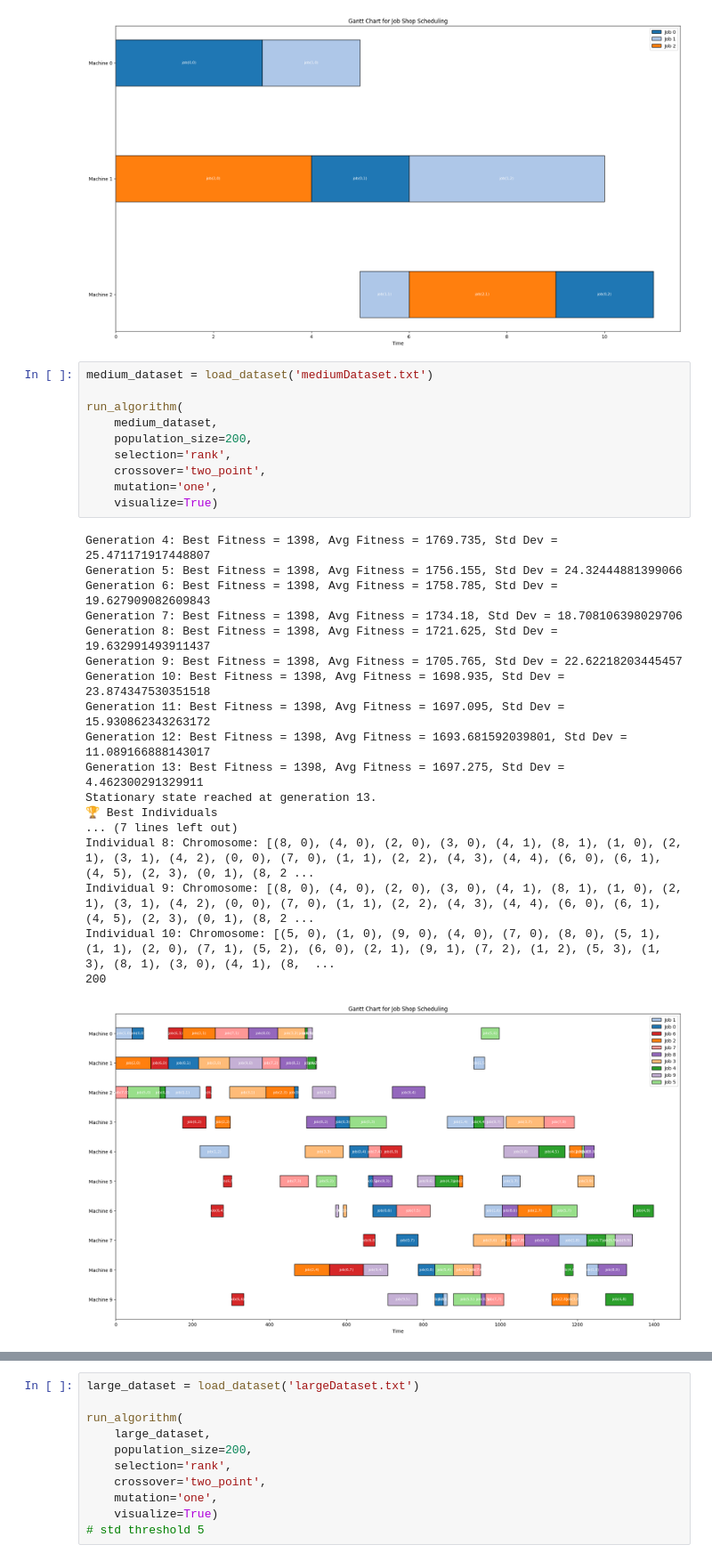
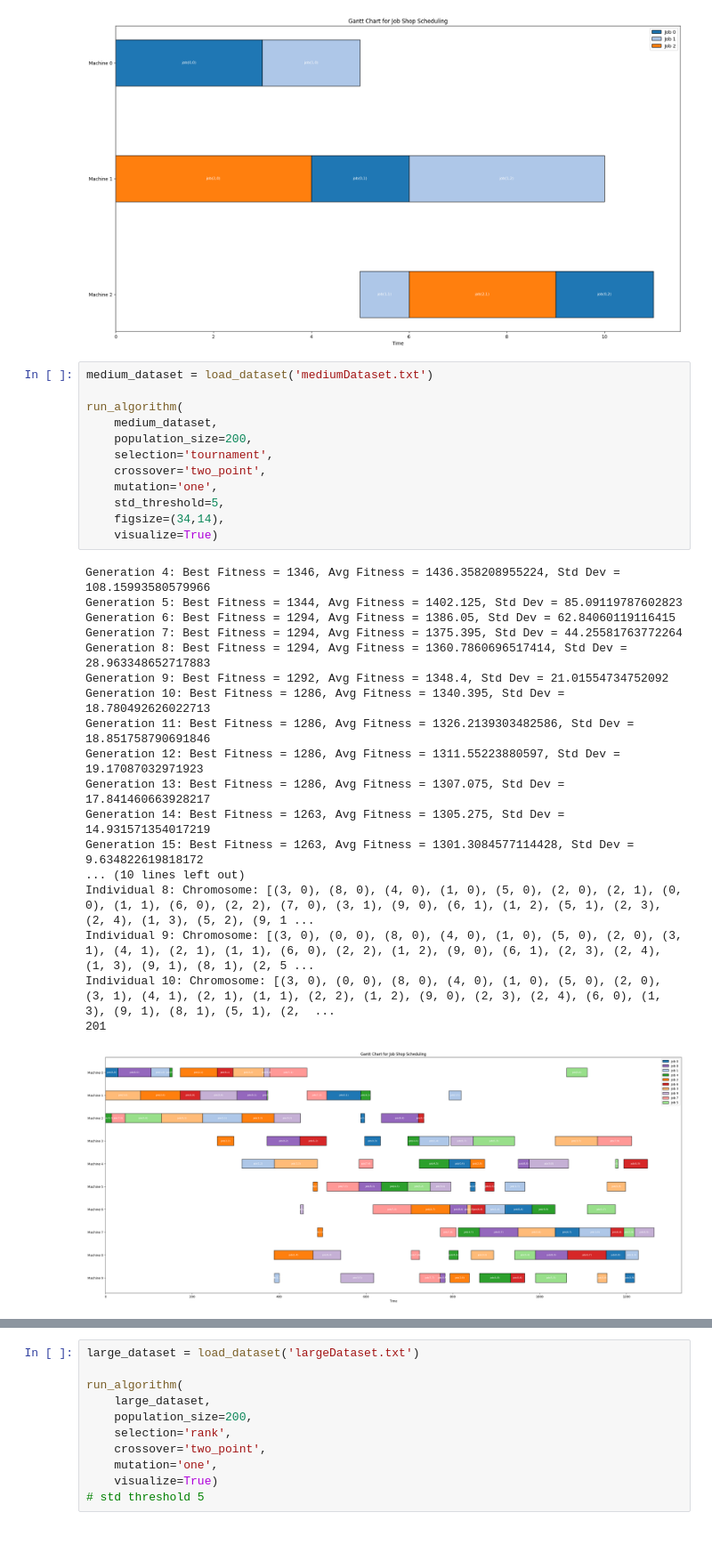
Before and after one commit to imiguelrodriguez/GeneticAlgorithm, a Jupyter notebook: tests_ga.ipynb, the cells around one changed output, grey strips where cells are left out. Shown at 89% size. Drawn from its saved outputs; the diff is of its cells as text; blank space fills up the shorter version.

```diff
--- a/tests_ga.ipynb
+++ b/tests_ga.ipynb
@@ -37,29 +37,31 @@ Individual 10: Chromosome: [(0, 0), (0, 1), (1, 0), (2, 0), (1, 1), (0, 2), (1,
 # %%
 medium_dataset = load_dataset('mediumDataset.txt')
 
 run_algorithm(
     medium_dataset,
     population_size=200,
-    selection='rank',
+    selection='tournament',
     crossover='two_point',
     mutation='one',
+    std_threshold=5,
+    figsize=(34,14),
     visualize=True)
 # %% [output]
-Generation 4: Best Fitness = 1398, Avg Fitness = 1769.735, Std Dev = 25.471171917448807
-Generation 5: Best Fitness = 1398, Avg Fitness = 1756.155, Std Dev = 24.32444881399066
-Generation 6: Best Fitness = 1398, Avg Fitness = 1758.785, Std Dev = 19.627909082609843
-Generation 7: Best Fitness = 1398, Avg Fitness = 1734.18, Std Dev = 18.708106398029706
-Generation 8: Best Fitness = 1398, Avg Fitness = 1721.625, Std Dev = 19.632991493911437
-Generation 9: Best Fitness = 1398, Avg Fitness = 1705.765, Std Dev = 22.62218203445457
-Generation 10: Best Fitness = 1398, Avg Fitness = 1698.935, Std Dev = 23.874347530351518
-Generation 11: Best Fitness = 1398, Avg Fitness = 1697.095, Std Dev = 15.930862343263172
-Generation 12: Best Fitness = 1398, Avg Fitness = 1693.681592039801, Std Dev = 11.089166888143017
-Generation 13: Best Fitness = 1398, Avg Fitness = 1697.275, Std Dev = 4.462300291329911
-Stationary state reached at generation 13.
-🏆 Best Individuals
-... (7 lines left out)
-Individual 8: Chromosome: [(8, 0), (4, 0), (2, 0), (3, 0), (4, 1), (8, 1), (1, 0), (2, 1), (3, 1), (4, 2), (0, 0), (7, 0), (1, 1), (2, 2), (4, 3), (4, 4), (6, 0), (6, 1), (4, 5), (2, 3), (0, 1), (8, 2 ...
-Individual 9: Chromosome: [(8, 0), (4, 0), (2, 0), (3, 0), (4, 1), (8, 1), (1, 0), (2, 1), (3, 1), (4, 2), (0, 0), (7, 0), (1, 1), (2, 2), (4, 3), (4, 4), (6, 0), (6, 1), (4, 5), (2, 3), (0, 1), (8, 2 ...
-Individual 10: Chromosome: [(5, 0), (1, 0), (9, 0), (4, 0), (7, 0), (8, 0), (5, 1), (1, 1), (2, 0), (7, 1), (5, 2), (6, 0), (2, 1), (9, 1), (7, 2), (1, 2), (5, 3), (1, 3), (8, 1), (3, 0), (4, 1), (8,  ...
-200
+Generation 4: Best Fitness = 1346, Avg Fitness = 1436.358208955224, Std Dev = 108.15993580579966
+Generation 5: Best Fitness = 1344, Avg Fitness = 1402.125, Std Dev = 85.09119787602823
+Generation 6: Best Fitness = 1294, Avg Fitness = 1386.05, Std Dev = 62.84060119116415
+Generation 7: Best Fitness = 1294, Avg Fitness = 1375.395, Std Dev = 44.25581763772264
+Generation 8: Best Fitness = 1294, Avg Fitness = 1360.7860696517414, Std Dev = 28.963348652717883
+Generation 9: Best Fitness = 1292, Avg Fitness = 1348.4, Std Dev = 21.01554734752092
+Generation 10: Best Fitness = 1286, Avg Fitness = 1340.395, Std Dev = 18.780492626022713
+Generation 11: Best Fitness = 1286, Avg Fitness = 1326.2139303482586, Std Dev = 18.851758790691846
+Generation 12: Best Fitness = 1286, Avg Fitness = 1311.55223880597, Std Dev = 19.17087032971923
+Generation 13: Best Fitness = 1286, Avg Fitness = 1307.075, Std Dev = 17.841460663928217
+Generation 14: Best Fitness = 1263, Avg Fitness = 1305.275, Std Dev = 14.931571354017219
+Generation 15: Best Fitness = 1263, Avg Fitness = 1301.3084577114428, Std Dev = 9.634822619818172
+... (10 lines left out)
+Individual 8: Chromosome: [(3, 0), (8, 0), (4, 0), (1, 0), (5, 0), (2, 0), (2, 1), (0, 0), (1, 1), (6, 0), (2, 2), (7, 0), (3, 1), (9, 0), (6, 1), (1, 2), (5, 1), (2, 3), (2, 4), (1, 3), (5, 2), (9, 1 ...
+Individual 9: Chromosome: [(3, 0), (0, 0), (8, 0), (4, 0), (1, 0), (5, 0), (2, 0), (3, 1), (4, 1), (2, 1), (1, 1), (6, 0), (2, 2), (1, 2), (9, 0), (6, 1), (2, 3), (2, 4), (1, 3), (9, 1), (8, 1), (2, 5 ...
+Individual 10: Chromosome: [(3, 0), (0, 0), (8, 0), (4, 0), (1, 0), (5, 0), (2, 0), (3, 1), (4, 1), (2, 1), (1, 1), (2, 2), (1, 2), (9, 0), (2, 3), (2, 4), (6, 0), (1, 3), (9, 1), (8, 1), (5, 1), (2,  ...
+201
-[figure, old version]
+[figure, new version]
```
Also changed, not shown: parts of 2 cells of this notebook, 5 other files.
